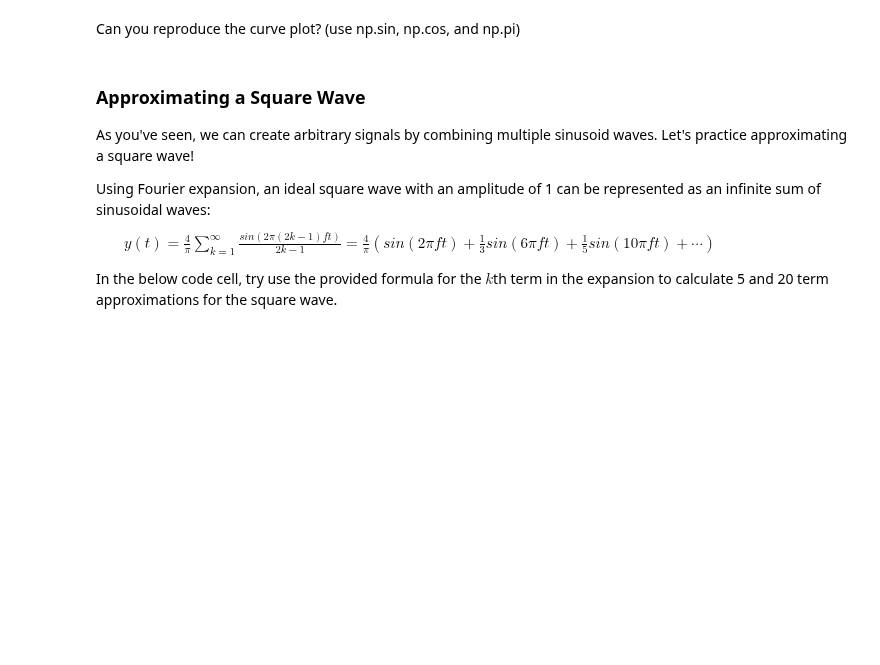
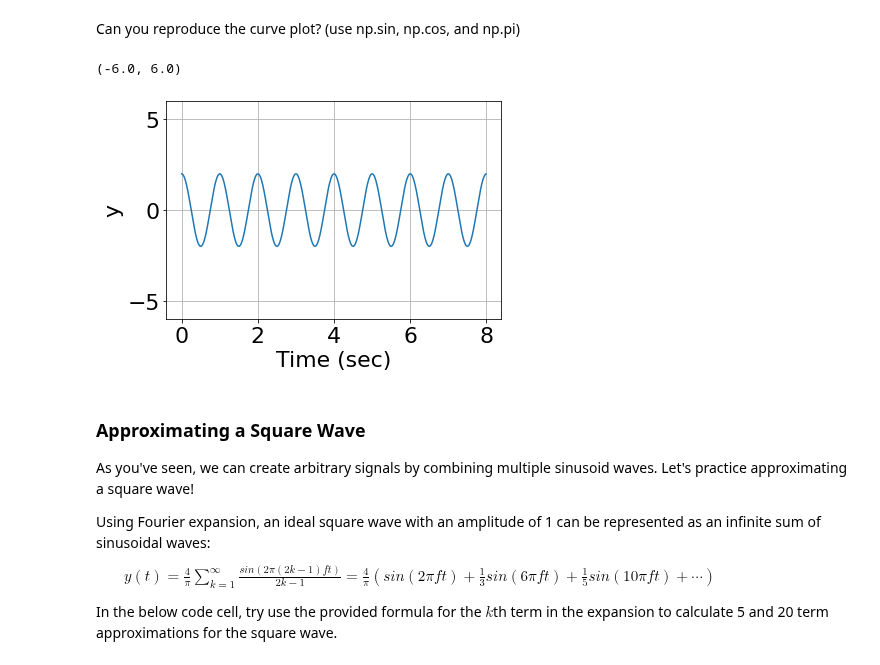
Before and after one commit to anaaparamesh/Week2_Public, a Jupyter notebook: Notebooks/01_TimeSeries/TimeSeries_Exercises.ipynb, the cells around one changed output. Drawn from its saved outputs; the diff is of its cells as text; code cells hidden in the pictures; blank space fills up the shorter version.

Commit message:
found equation based on graph

```diff
--- a/Notebooks/01_TimeSeries/TimeSeries_Exercises.ipynb
+++ b/Notebooks/01_TimeSeries/TimeSeries_Exercises.ipynb
@@ -124,11 +124,27 @@ What is the formula for this sinusoidal curve?
 # %% [markdown]
 Can you reproduce the curve plot? (use np.sin, np.cos, and np.pi)
 # %%
-n_sec = 8                         # number of seconds to plot
+n_sec = 8                        # number of seconds to plot
 n_points = 100                  # number of points per second
 t = np.arange(n_sec*n_points)/n_points    # time axis
+a = 2                           # amplitude
+f = 1                           # one oscillation per second
+omega = 2*np.pi*f                 # angular frequency
+phi = 0                             # phase
 
+#The equation.
+y = a*np.cos(omega*t + phi)       # sinusoid
+
+# PLOT
+plt.plot(t,y)
+plt.xlabel('Time (sec)')
+plt.ylabel('y')
+plt.grid()
+plt.ylim([-6,6])
 #Write Code Here
+# %% [output]
+(-6.0, 6.0)
+[figure, added]
 # %% [markdown]
 ### Approximating a Square Wave
 
```
